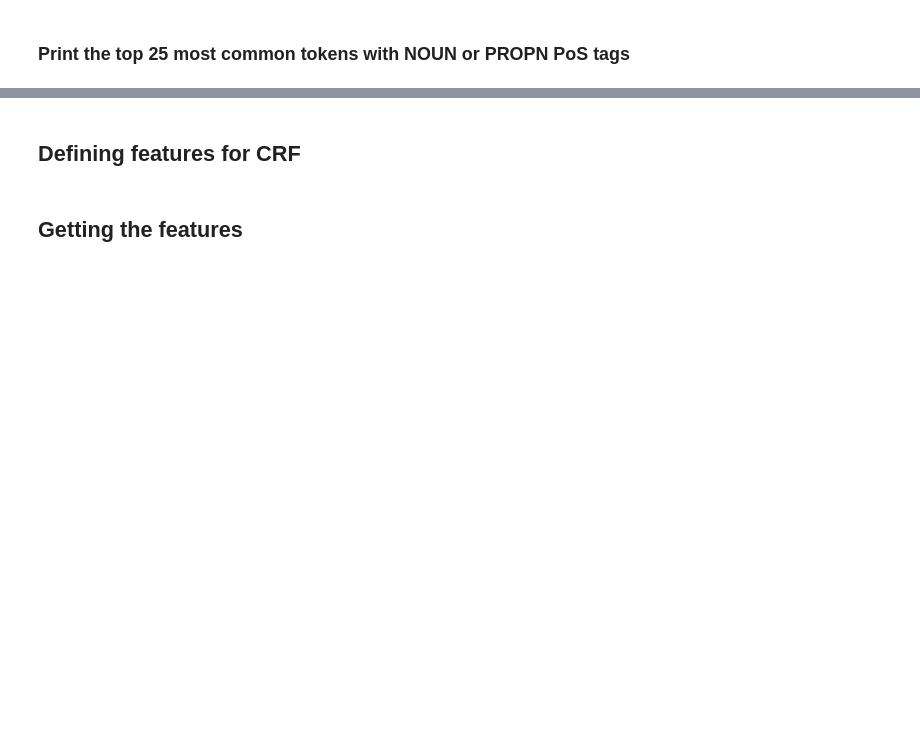
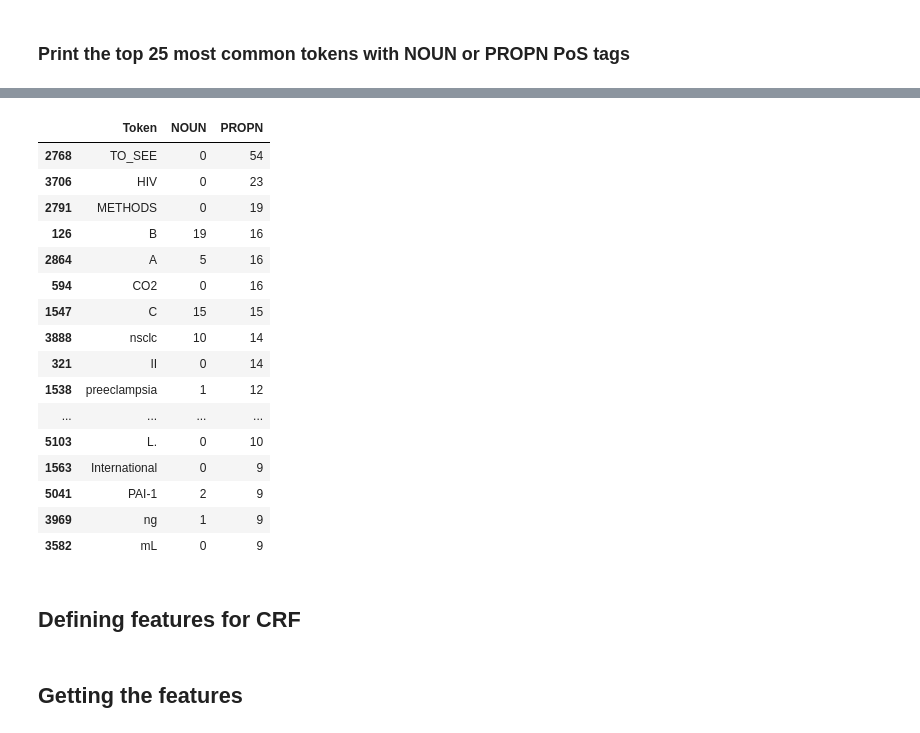
Before and after one commit to ayanmitra2021/NLP_Assignment, a Jupyter notebook: Assignment.ipynb, the cells around one changed output, grey strips where cells are left out. Saved outputs shown, nothing was run; the diff lists cells and outputs as text; code cells hidden in the pictures; blank space fills up the shorter version.

```diff
--- a/Assignment.ipynb
+++ b/Assignment.ipynb
@@ -40,2 +199,26 @@ We will first explore what are the various concepts present in the dataset. For
+# %%
+# Sort the DataFrame by PROPN  frequency in descendig order
+top_PROPN_tokens_df = noun_propn_df_train.sort_values(['PROPN'], ascending=[False])
+
+# Print the top 25 most common tokens
+top_PROPN_tokens_df.head(25)
+# %% [output]
+|  | Token | NOUN | PROPN |
+| 2768 | TO_SEE | 0 | 54 |
+| 3706 | HIV | 0 | 23 |
+| 2791 | METHODS | 0 | 19 |
+| 126 | B | 19 | 16 |
+| 2864 | A | 5 | 16 |
+| 594 | CO2 | 0 | 16 |
+| 1547 | C | 15 | 15 |
+| 3888 | nsclc | 10 | 14 |
+| 321 | II | 0 | 14 |
+| 1538 | preeclampsia | 1 | 12 |
+| ... | ... | ... | ... |
+| 5103 | L. | 0 | 10 |
+| 1563 | International | 0 | 9 |
+| 5041 | PAI-1 | 2 | 9 |
+| 3969 | ng | 1 | 9 |
+| 3582 | mL | 0 | 9 |
 # %% [markdown]
 ## Defining features for CRF
```
Also changed, not shown: parts of 12 cells of this notebook.
